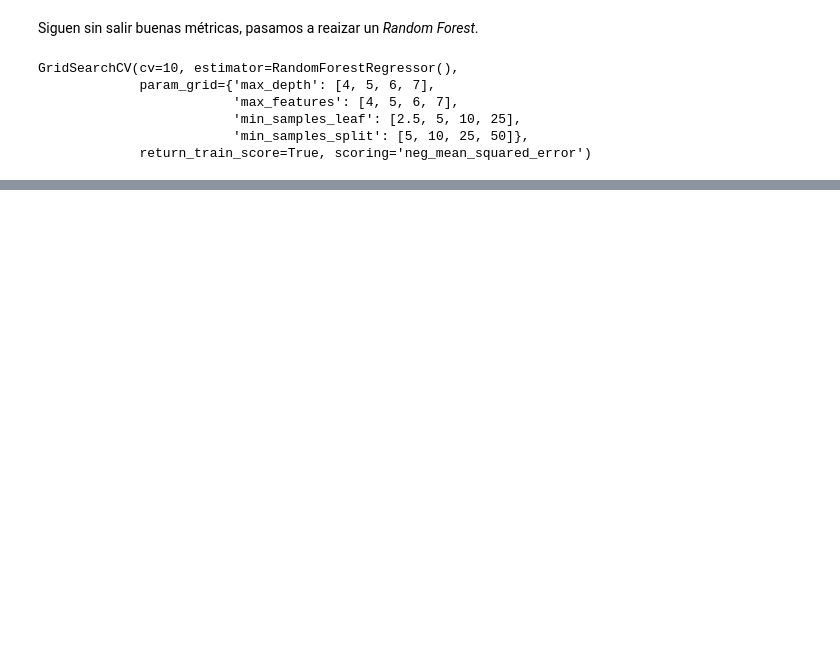
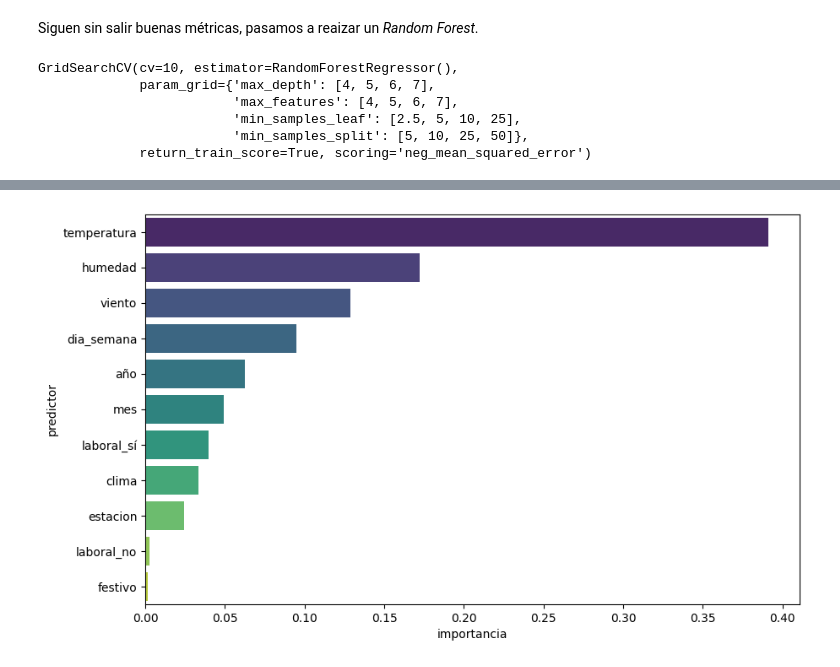
Before and after one commit to CrisSangrador/proyecto-alquiler-bicicletas, a Jupyter notebook: modelo_casual.ipynb, the cells around one changed output, grey strips where cells are left out. Saved outputs shown, nothing was run; the diff lists cells and outputs as text; code cells hidden in the pictures; blank space fills up the shorter version.

Commit message:
nuevo modelo

```diff
--- a/modelo_casual.ipynb
+++ b/modelo_casual.ipynb
@@ -284,0 +319,15 @@ TypeError: concat() takes 1 positional argument but 5 were given
+# %%
+# vamos a crearnos un dataframe
+importancia_predictores = pd.DataFrame(
+                            {'predictor': x_train.columns,
+                             'importancia': arbol.feature_importances_}
+                            )
+
+
+# ordenamos de mayor a menor los resultados
+importancia_predictores.sort_values(by=["importancia"], ascending=False, inplace = True)
+
+# printeamos los resultados
+print("Importancia de los predictores en el modelo")
+print("-------------------------------------------")
+importancia_predictores
@@ -284,0 +349,6 @@ TypeError: concat() takes 1 positional argument but 5 were given
+# %%
+plt.figure(figsize=(10,6))
+sns.barplot(x = "importancia", y = "predictor", data = importancia_predictores, palette="viridis");
+plt.show()
+# %% [output]
+[figure, added]
```
Also changed, not shown: parts of 15 cells of this notebook, 8 other files.
